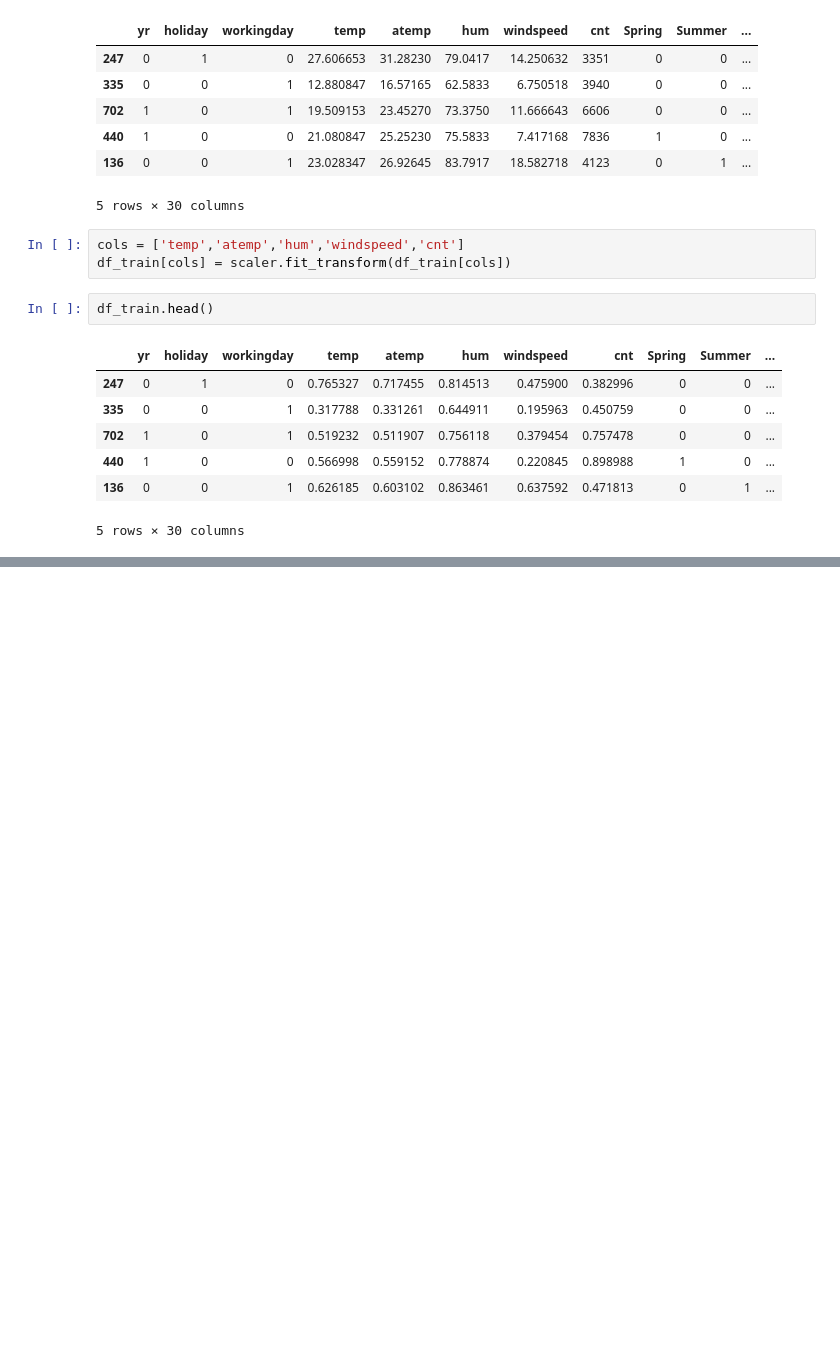
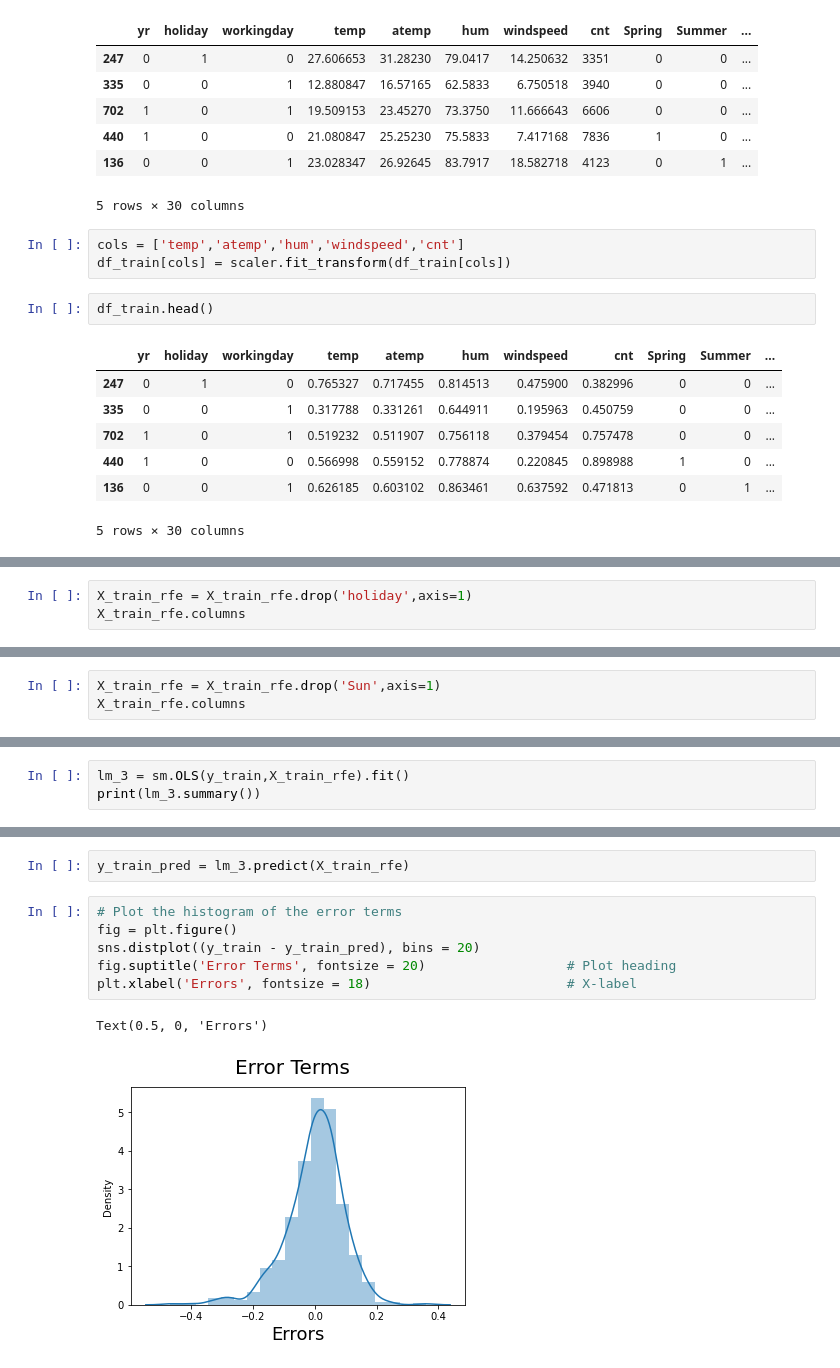
Before and after one commit to 98abhilash/Bike-Sharing-MLR, a Jupyter notebook: linear_regression.ipynb, the cells around one changed output, grey strips where cells are left out. Cells and saved outputs as stored; diff of their text form; blank space fills up the shorter version.

```diff
--- a/linear_regression.ipynb
+++ b/linear_regression.ipynb
@@ -575,0 +693,3 @@ df.describe()
+# %%
+X_train_rfe = X_train_rfe.drop('holiday',axis=1)
+X_train_rfe.columns
@@ -575,0 +739,3 @@ df.describe()
+# %%
+X_train_rfe = X_train_rfe.drop('Sun',axis=1)
+X_train_rfe.columns
@@ -575,0 +746,3 @@ df.describe()
+# %%
+lm_3 = sm.OLS(y_train,X_train_rfe).fit()
+print(lm_3.summary())
@@ -575,0 +801,11 @@ df.describe()
+# %%
+y_train_pred = lm_3.predict(X_train_rfe)
+# %%
+# Plot the histogram of the error terms
+fig = plt.figure()
+sns.distplot((y_train - y_train_pred), bins = 20)
+fig.suptitle('Error Terms', fontsize = 20)                  # Plot heading
+plt.xlabel('Errors', fontsize = 18)                         # X-label
+# %% [output]
+Text(0.5, 0, 'Errors')
+[figure, added]
```
Also changed, not shown: parts of 36 cells of this notebook.
